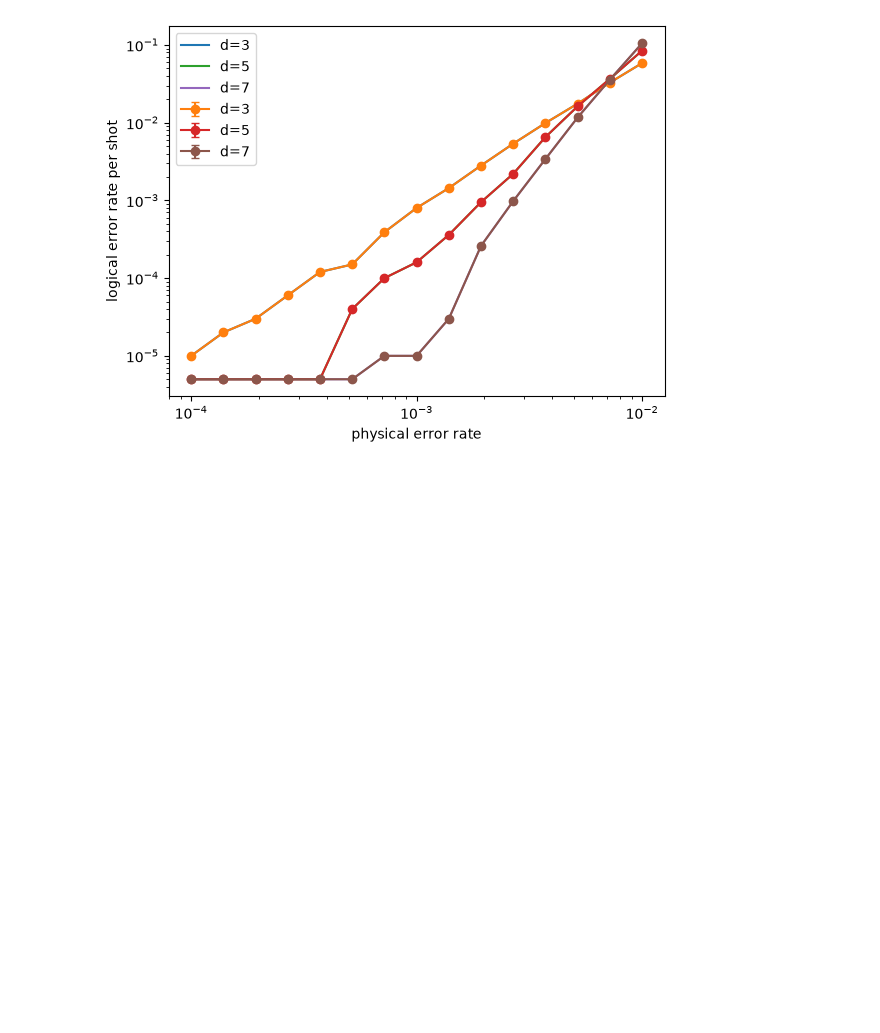
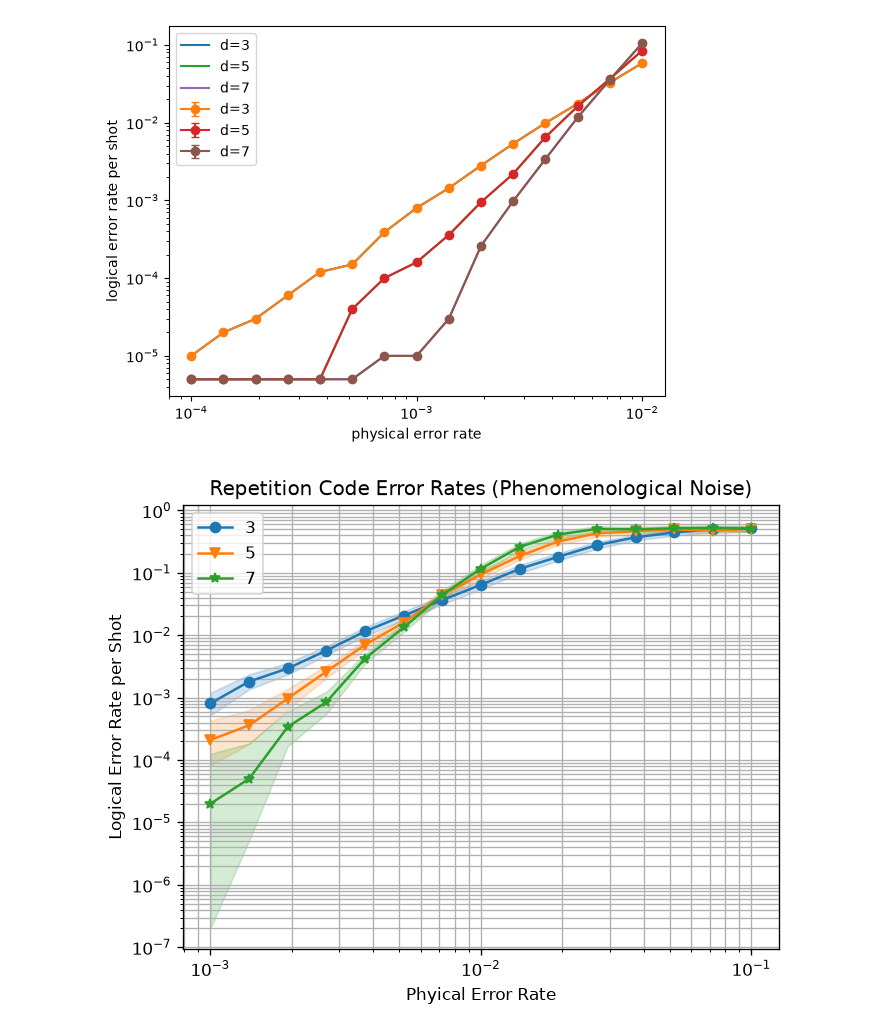
Before and after one commit to AmraouiY/noise-aware-surface-code-decoding, a Jupyter notebook: notebooks/02_surface_code_baseline.ipynb, the cells around one changed output. Saved outputs shown, nothing was run; the diff lists cells and outputs as text; code cells hidden in the pictures; blank space fills up the shorter version.

Commit message:
Finalised the baseline simulation, results can be found in figures and data

```diff
--- a/notebooks/02_surface_code_baseline.ipynb
+++ b/notebooks/02_surface_code_baseline.ipynb
@@ -120,0 +161,19 @@ plt.show()
+# %%
+fig, ax = plt.subplots(1, 1)
+sinter.plot_error_rate(
+    ax=ax,
+    stats=collected_stats,
+    x_func=lambda stats: stats.json_metadata['p'],
+    group_func=lambda stats: stats.json_metadata['d'],
+)
+
+ax.loglog()
+ax.set_title("Repetition Code Error Rates (Phenomenological Noise)")
+ax.set_xlabel("Phyical Error Rate")
+ax.set_ylabel("Logical Error Rate per Shot")
+ax.grid(which='major')
+ax.grid(which='minor')
+ax.legend()
+fig.set_dpi(120)  # Show it bigger
+# %% [output]
+[figure, added]
```
Also changed, not shown: parts of 2 cells of this notebook, 12 other files.
